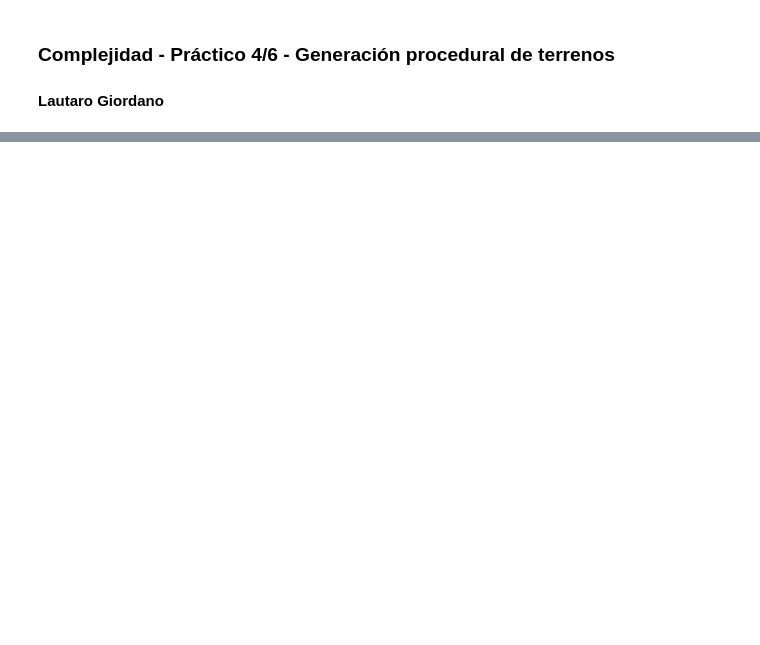
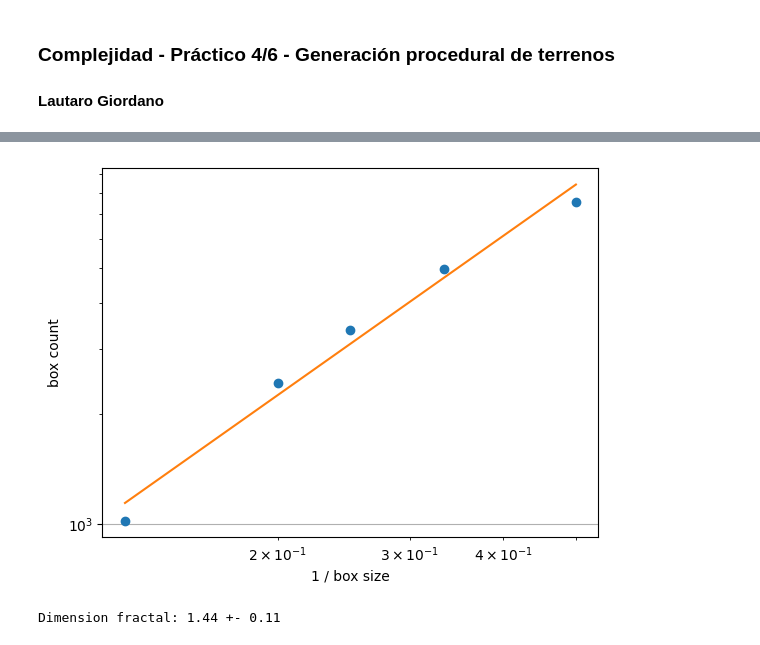
Before and after one commit to lautarogiordano/practicas-complejidad, a Jupyter notebook: p4-generacion-procedural/proc-gen.ipynb, the cells around one changed output, grey strips where cells are left out. Drawn from its saved outputs; the diff is of its cells as text; code cells hidden in the pictures; blank space fills up the shorter version.

```diff
--- a/p4-generacion-procedural/proc-gen.ipynb
+++ b/p4-generacion-procedural/proc-gen.ipynb
@@ -72,0 +125,48 @@ cueva.plot_cueva()
+# %%
+# Ahora quiero hacer box counting sobre los bordes y estimar su dimension fractal
+# Para eso, primero necesito encontrar los bordes de la cueva
+# Luego, hago un box counting sobre los bordes
+# Finalmente, hago un ajuste lineal para encontrar la dimensión fractal
+
+# Encuentro los bordes de la cueva
+bordes = cueva.calcular_bordes()
+
+# Hago box counting sobre los bordes
+def box_counting(bordes, box_size):
+    # Cuento cuántos cuadrados de tamaño box_size necesito para cubrir los bordes
+    n_boxes_x = int(np.ceil(bordes.shape[1] / box_size))
+    n_boxes_y = int(np.ceil(bordes.shape[0] / box_size))
+
+    boxes = np.zeros((n_boxes_y, n_boxes_x))
+
+    for i in range(n_boxes_y):
+        for j in range(n_boxes_x):
+            # Cuento cuántos bordes hay en el cuadrado
+            box = bordes[i*box_size:(i+1)*box_size, j*box_size:(j+1)*box_size]
+            boxes[i, j] = np.sum(box)
+
+    return np.sum(boxes > 0)
+
+box_sizes = [2, 3, 4, 5, 8]
+inverse_box_sizes = 1 / np.array(box_sizes)
+box_counts = [box_counting(bordes, box_size) for box_size in box_sizes]
+
+plt.plot(inverse_box_sizes, box_counts, 'o')
+plt.xscale('log')
+plt.yscale('log')
+plt.grid()
+
+# Hago un ajuste lineal para encontrar la dimensión fractal
+from scipy.stats import linregress
+
+slope, intercept, _, _, std_err = linregress(np.log(inverse_box_sizes), np.log(box_counts))
+plt.plot(inverse_box_sizes, np.exp(intercept) * inverse_box_sizes**slope)
+
+plt.xlabel('1 / box size')
+plt.ylabel('box count')
+plt.show()
+
+print(f'Dimension fractal: {slope:.2f} +- {std_err:.2f}')
+# %% [output]
+[figure, added]
+Dimension fractal: 1.44 +- 0.11
```
Also changed, not shown: parts of 2 cells of this notebook.
